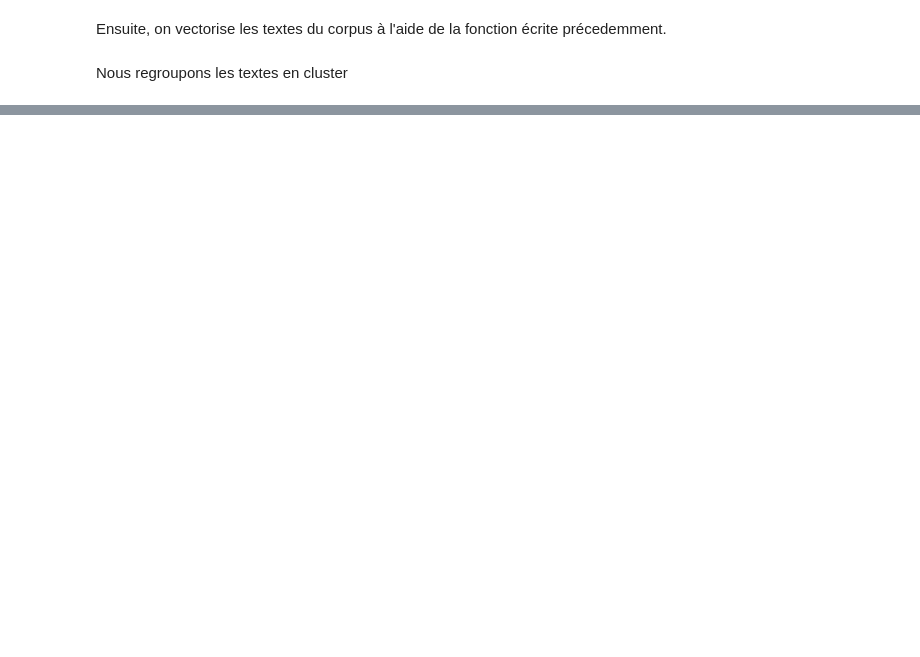
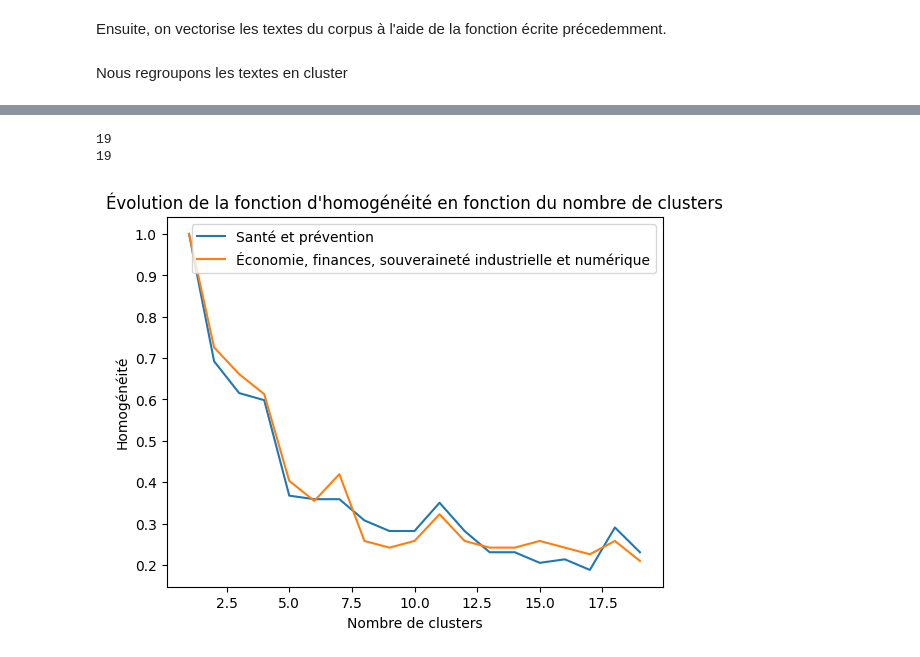
Before and after one commit to jcomperatore/PythonPourLaDataScience, a Jupyter notebook: Analyse thématique/première_analyse_textuelle.ipynb, the cells around one changed output, grey strips where cells are left out. Cells and saved outputs as stored; diff of their text form; code cells hidden in the pictures; blank space fills up the shorter version.

```diff
--- a/Analyse thématique/première_analyse_textuelle.ipynb
+++ b/Analyse thématique/première_analyse_textuelle.ipynb
@@ -303,0 +356,6 @@ homogeneite_cluster(df_questions,'groupe','La France insoumise - Nouvelle Union
+# %%
+tracer_fonctions(df_questions,'ministère_interrogé','Santé et prévention','Économie, finances, souveraineté industrielle et numérique',20)
+# %% [output]
+19
+19
+[figure, added]
```
Also changed, not shown: parts of 8 cells of this notebook.
